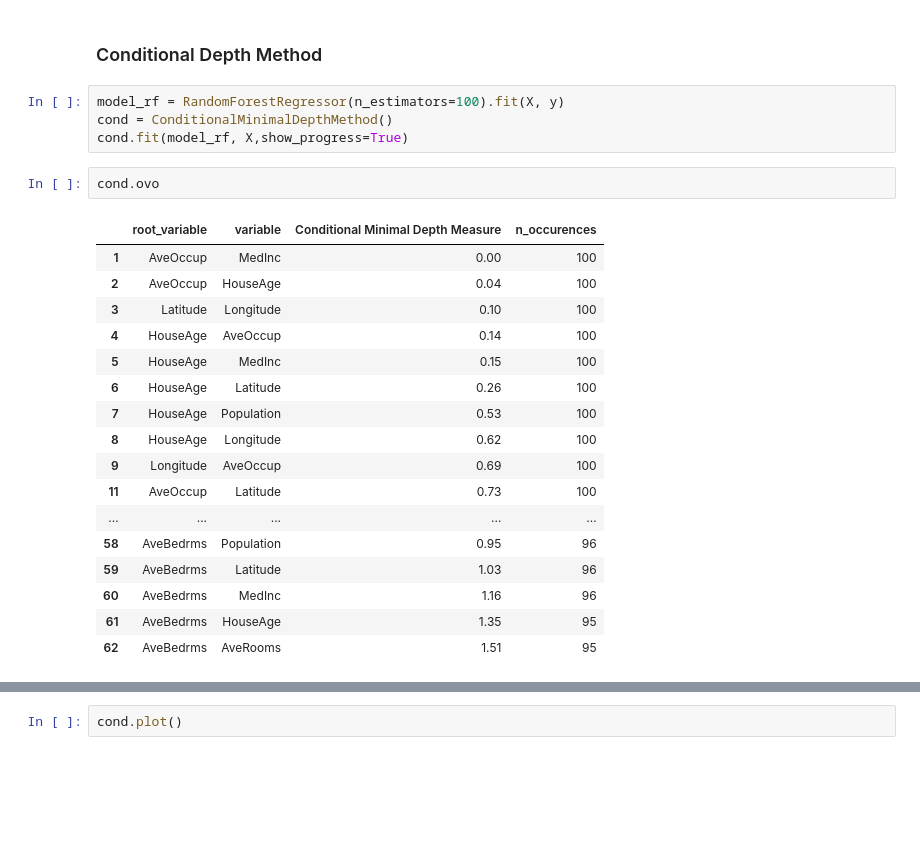
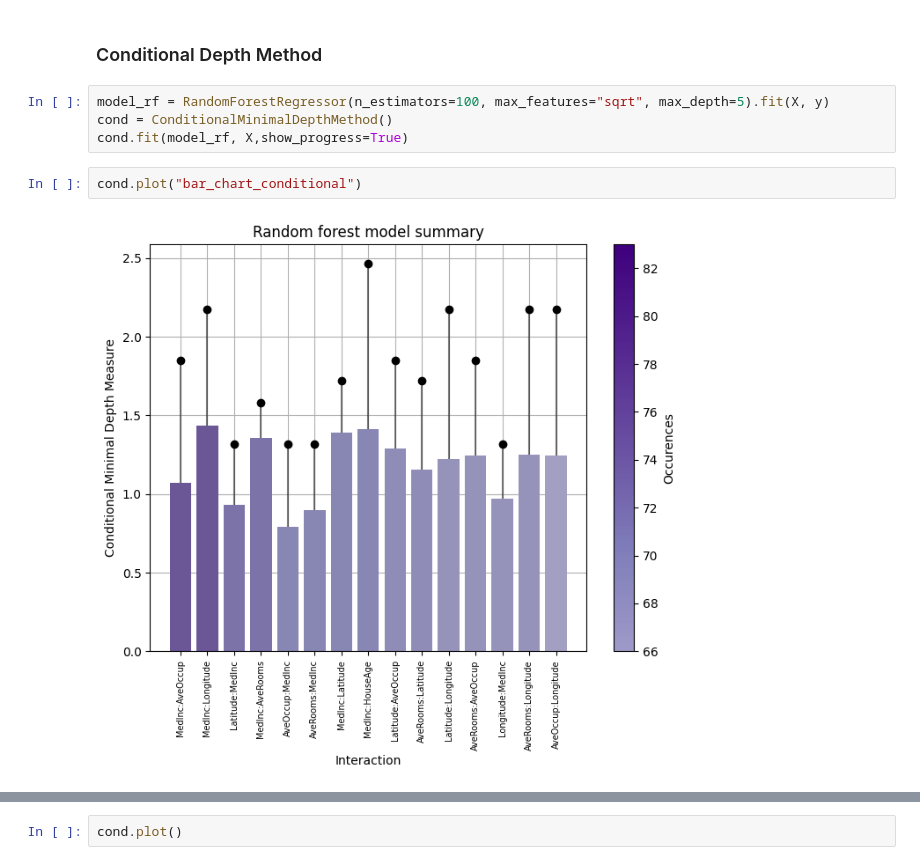
Before and after one commit to pyartemis/artemis, a Jupyter notebook: experiments/demo.ipynb, the cells around one changed output, grey strips where cells are left out. Drawn from its saved outputs; the diff is of its cells as text; blank space fills up the shorter version.

```diff
--- a/experiments/demo.ipynb
+++ b/experiments/demo.ipynb
@@ -130,29 +130,13 @@ NameError: name 'h_stat' is not defined
 # %% [markdown]
 ### Conditional Depth Method
 # %%
-model_rf = RandomForestRegressor(n_estimators=100).fit(X, y)
+model_rf = RandomForestRegressor(n_estimators=100, max_features="sqrt", max_depth=5).fit(X, y)
 cond = ConditionalMinimalDepthMethod()
 cond.fit(model_rf, X,show_progress=True)
-# %%
-cond.ovo
-# %% [output]
-|  | root_variable | variable | Conditional Minimal Depth Measure | n_occurences |
-| 1 | AveOccup | MedInc | 0.00 | 100 |
-| 2 | AveOccup | HouseAge | 0.04 | 100 |
-| 3 | Latitude | Longitude | 0.10 | 100 |
-| 4 | HouseAge | AveOccup | 0.14 | 100 |
-| 5 | HouseAge | MedInc | 0.15 | 100 |
-| 6 | HouseAge | Latitude | 0.26 | 100 |
-| 7 | HouseAge | Population | 0.53 | 100 |
-| 8 | HouseAge | Longitude | 0.62 | 100 |
-| 9 | Longitude | AveOccup | 0.69 | 100 |
-| 11 | AveOccup | Latitude | 0.73 | 100 |
-| ... | ... | ... | ... | ... |
-| 58 | AveBedrms | Population | 0.95 | 96 |
-| 59 | AveBedrms | Latitude | 1.03 | 96 |
-| 60 | AveBedrms | MedInc | 1.16 | 96 |
-| 61 | AveBedrms | HouseAge | 1.35 | 95 |
-| 62 | AveBedrms | AveRooms | 1.51 | 95 |
+# %%
+cond.plot("bar_chart_conditional")
+# %% [output]
+[figure, added]
 # %%
 cond.plot("graph")
 # %% [output]
```
Also changed, not shown: parts of 7 cells of this notebook, 4 other files.
